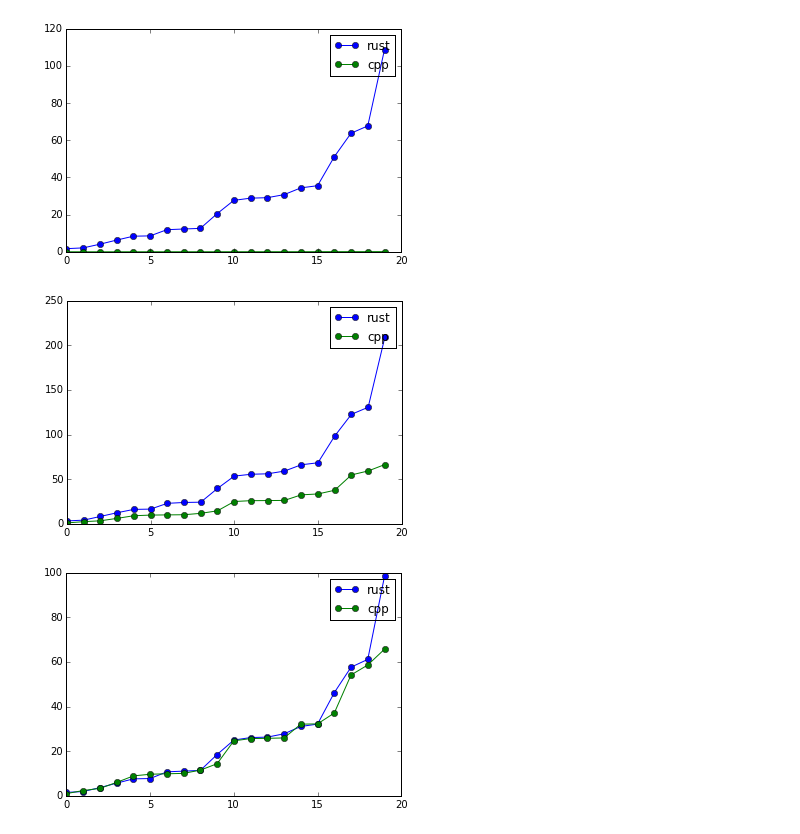
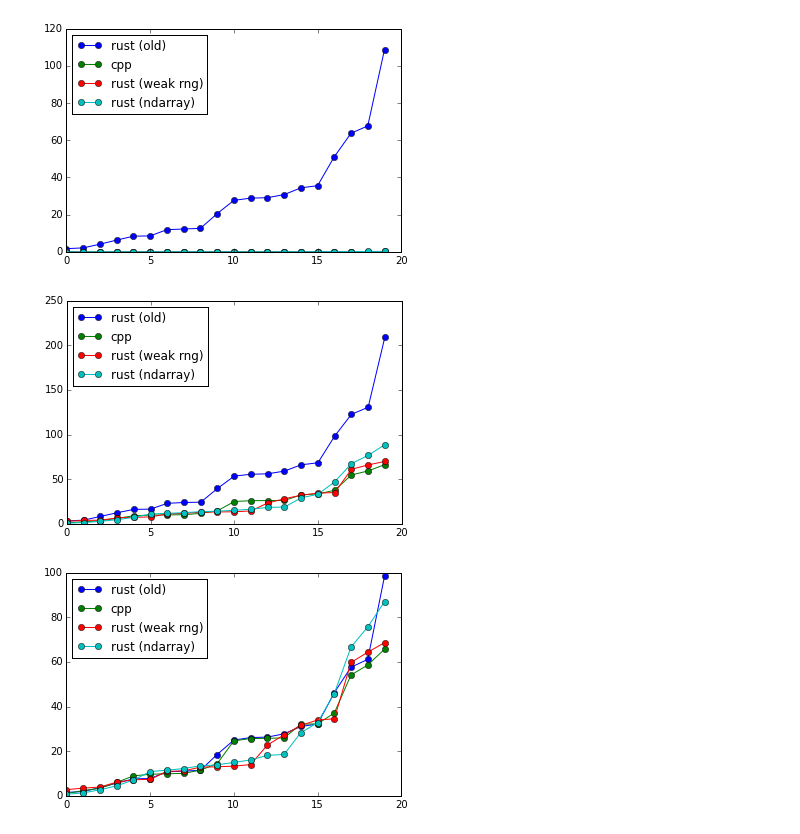
Before and after one commit to rednum/doir, a Jupyter notebook: debug/rust vs cpp.ipynb, the cells around one changed output. Drawn from its saved outputs; the diff is of its cells as text; code cells hidden in the pictures.

Commit message:
Use weak_rng for better performance

```diff
--- a/debug/rust vs cpp.ipynb
+++ b/debug/rust vs cpp.ipynb
@@ -80,12 +125,21 @@ for q in xrange(10, 100, 10):
 # %%
-make_fig(rust_times[:, SYS], cpp_times[:, SYS])
+make_fig((rust_times[:, SYS], "rust (old)"),
+         (cpp_times[:, SYS], "cpp"),
+         (rust_weak_rng[:, SYS], "rust (weak rng)"),
+         (rust_final[:, SYS], "rust (ndarray)"))
 # %% [output]
-[figure, old version]
+[figure, new version]
 # %%
-make_fig(rust_times[:, REAL], cpp_times[:, REAL])
+make_fig((rust_times[:, REAL], "rust (old)"),
+         (cpp_times[:, REAL], "cpp"),
+         (rust_weak_rng[:, REAL], "rust (weak rng)"),
+         (rust_final[:, REAL], "rust (ndarray)"))
 # %% [output]
-[figure, old version]
+[figure, new version]
 # %%
-make_fig(rust_times[:, USER], cpp_times[:, USER])
+make_fig((rust_times[:, USER], "rust (old)"),
+         (cpp_times[:, USER], "cpp"),
+         (rust_weak_rng[:, USER], "rust (weak rng)"),
+         (rust_final[:, USER], "rust (ndarray)"))
 # %% [output]
-[figure, old version]
+[figure, new version]
```
Also changed, not shown: parts of 1 cell of this notebook, 6 other files.
